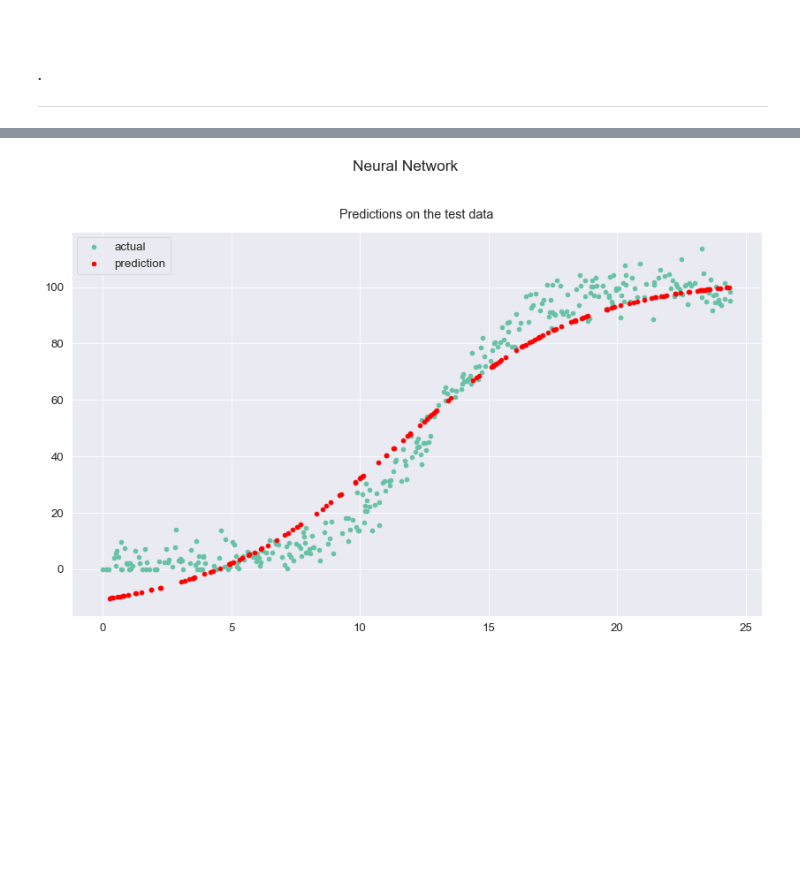
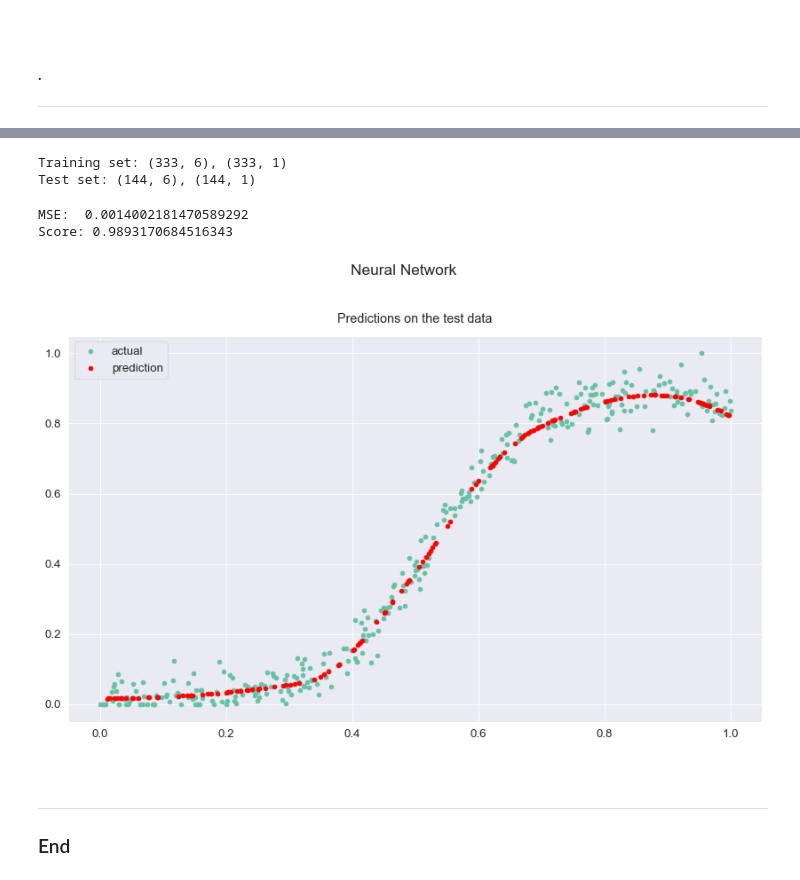
Before and after one commit to olgarozhdestvina/Machine-Learning-and-Statistics-Project, a Jupyter notebook: Power_production_model.ipynb, the cells around one changed output, grey strips where cells are left out. Saved outputs shown, nothing was run; the diff lists cells and outputs as text; code cells hidden in the pictures; blank space fills up the shorter version.

```diff
--- a/Power_production_model.ipynb
+++ b/Power_production_model.ipynb
@@ -331,10 +348,10 @@ ___
 # %%
 # Train a different model.
 model = kr.models.Sequential()
-model.add(kr.layers.Dense(50, input_shape=(1,), activation='sigmoid', kernel_initializer="glorot_uniform", bias_initializer="glorot_uniform"))
-model.add(kr.layers.Dense(1, activation='linear', kernel_initializer="glorot_uniform", bias_initializer="glorot_uniform"))
-model.compile("adam", loss='mse')
+model.add(kr.layers.Dense(50, input_shape=(6,), activation='relu'))
+model.add(kr.layers.Dense(1, activation='linear'))
+model.compile(optimizer=kr.optimizers.Adam(0.001), loss='mse')
 # %%
-# Train the neural network on our training data.
-model.fit(speed_train, power_train, epochs=400)
+##### Train the neural network on our training data.
+model.fit(X_poly, y, epochs=130)
 # %% [output]
@@ -359,17 +405,40 @@ Epoch 400/400
+# %%
+# Split data on training and test (add random state so the outputs are the same after each execution).
+speed_train, speed_test, power_train, power_test = tts(X_poly, y, test_size=0.3, random_state=1)
+print(f"Training set: {speed_train.shape}, {power_train.shape}")
+print(f"Test set: {speed_test.shape}, {power_test.shape}")
+# %% [output]
+Training set: (333, 6), (333, 1)
+Test set: (144, 6), (144, 1)
+# %%
+y_nn_test = model.predict(speed_test)
+
+# Calculate mse.
+print("MSE: ", mean_squared_error(power_test,y_nn_test))
+print("Score:", r2_score(power_test,y_nn_test ))
+# %% [output]
+MSE:  0.0014002181470589292
+Score: 0.9893170684516343
 # %%
 # Create a figure, axis and titles.
 fig, ax = plt.subplots()
 fig.suptitle("Neural Network", y=1.02)
 ax.set_title("Predictions on the test data",y=1.02)
 
 # Plot actual test data and predictions.
-ax.scatter(speed_train, power_train, label='actual')
-ax.scatter(speed_test, model.predict(speed_test), label='prediction', c="r")
+ax.scatter(speed_train[:, 1], power_train, label='actual')
+ax.scatter(speed_test[:, 1], y_nn_test, label='prediction', c="r")
 
 # Show the legend.
 plt.legend()
 
 # Show the plot.
 plt.show()
 # %% [output]
-[figure, old version]
+[figure, new version]
+# %% [markdown]
+<br>
+
+___
+
+### End
```
Also changed, not shown: parts of 16 cells of this notebook.
